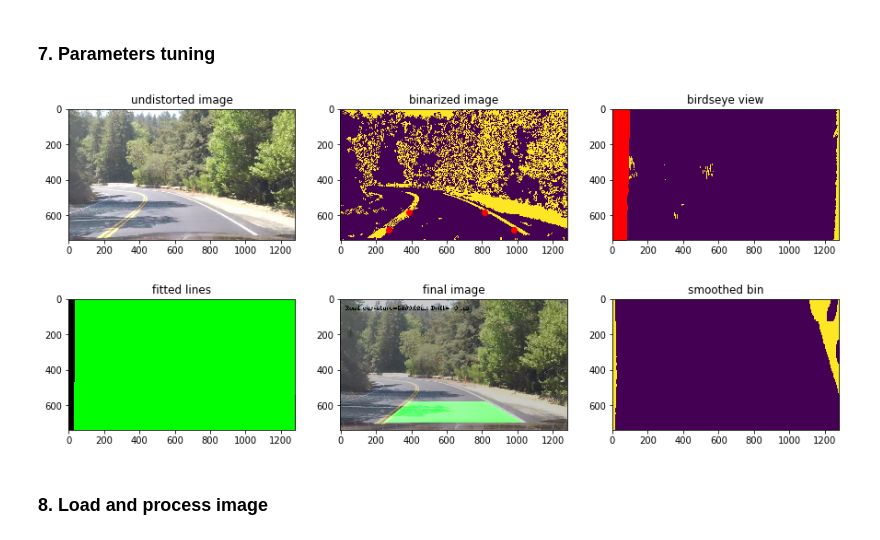
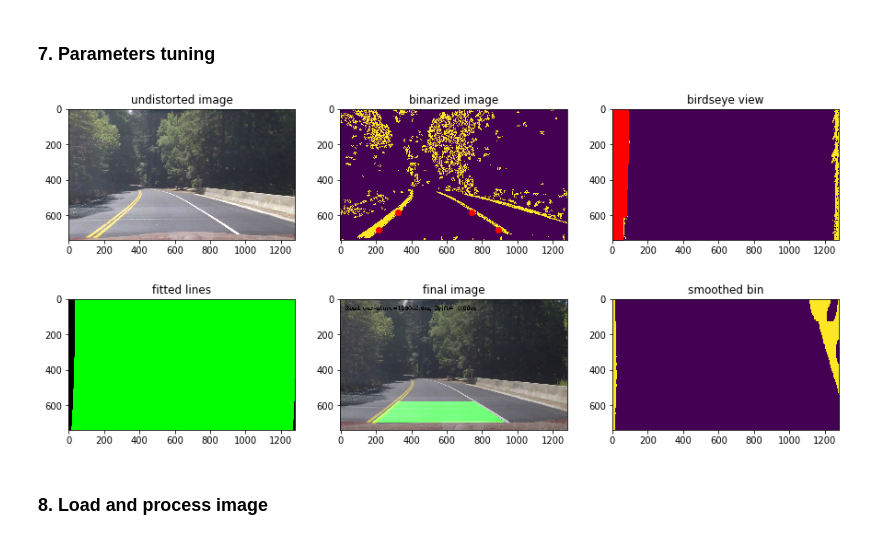
Before and after one commit to mmarouen/CarND-Advanced-Lane-Lines-master, a Jupyter notebook: P2.ipynb, the cells around one changed output. Drawn from its saved outputs; the diff is of its cells as text; code cells hidden in the pictures.

```diff
--- a/P2.ipynb
+++ b/P2.ipynb
@@ -124,13 +124,13 @@ def get_source_points(img):
     if np.isnan(a): a=418
     pt1=[int(a),580]
 
-    idx=np.where(img[570:590,800:1150]>0)[1]
-    a=np.mean(idx[0:15])+800
+    idx=np.where(img[570:590,600:1150]>0)[1]
+    a=np.mean(idx[0:15])+600
     if np.isnan(a): a=823
     pt2=[int(a),580]
 
-    idx=np.where(img[670:690,850:1150]>0)[1]
-    a=np.mean(idx[0:5])+850
+    idx=np.where(img[670:690,600:1150]>0)[1]
+    a=np.mean(idx[0:5])+600
     if np.isnan(a): a=950
     pt3=[int(a),680]
 
@@ -535,7 +535,7 @@ plt.imshow(image)
 rcParams['figure.figsize'] = 15,5
 
 tracker=Line()
-imname='test_images/harder_video17.jpg'
+imname='test_images/harder_video20.jpg'
 sthd=(120,150)
 lthd=(190,255) #white
 bthd=(192,255) #yellow
@@ -551,35 +551,35 @@ ww,mm,mminv=transform_perspective(cx_image,src,50)
 # skinned_ww=cv2.erode(ww,np.ones((11,11),np.uint8),iterations = 2)
 leftx,lefty,rightx,righty,left_found,right_found=find_lane_lines(ww,5,40,70,40)
 out_i=fit_lane_lines(ww,leftx,lefty,rightx,righty,left_found,right_found,True)
 unw=cv2.warpPerspective(out_i, mminv, (image.shape[1],image.shape[0]))
 rer=weighted_img(np.uint8(unw),image)
 
 plt.subplot(1, 3, 1)
 plt.imshow(undst_im)
 plt.title('undistorted image')
 plt.subplot(1, 3, 2)
 plt.imshow(cx_image)
 plt.title('binarized image')
 plt.plot([src[0][0],src[1][0],src[2][0],src[3][0]],
          [src[0][1],src[1][1],src[2][1],src[3][1]],'ro')
 plt.subplot(1,3,3)
 plt.imshow(ww)
 plt.plot(leftx,lefty,'ro')
 plt.title('birdseye view')
 plt.show()
 plt.subplot(1, 3, 1)
 plt.imshow(out_i)
 plt.title('fitted lines')
 plt.subplot(1, 3, 2)
 plt.imshow(rer)
 plt.title('final image')
 plt.subplot(1, 3, 3)
 plt.imshow(skinned_ww)
 plt.title('smoothed bin')
 plt.show()
 # %% [output]
-[figure, old version]
+[figure, new version]
-[figure, old version]
+[figure, new version]
 # %% [markdown]
 ### 8. Load and process image
 # %%
```
Also changed, not shown: parts of 2 cells of this notebook, 2 other files.
